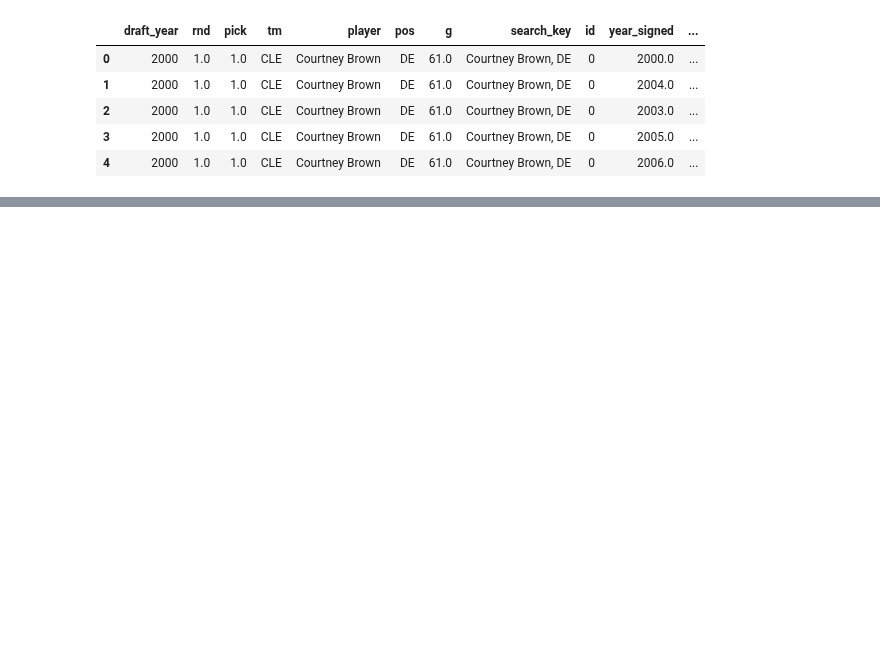
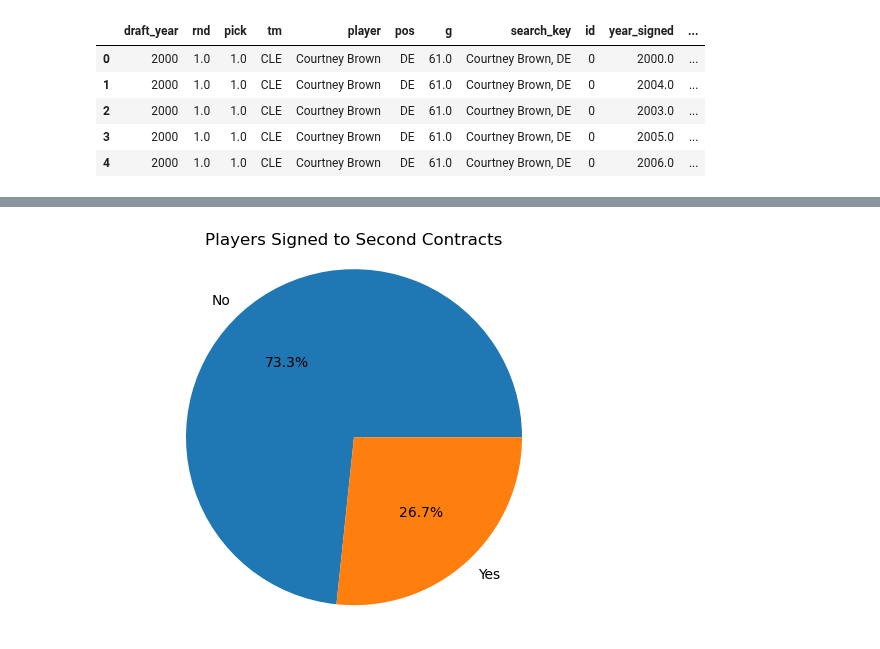
Before and after one commit to maslla100/NFL-Draft-Trends-, a Jupyter notebook: NFL_project.ipynb, the cells around one changed output, grey strips where cells are left out. Drawn from its saved outputs; the diff is of its cells as text; code cells hidden in the pictures; blank space fills up the shorter version.

```diff
--- a/NFL_project.ipynb
+++ b/NFL_project.ipynb
@@ -67,0 +248,16 @@ players_stats.head()
+# %%
+# Calculate percentages
+contract_percentages = contract_counts / contract_counts.sum() * 100
+
+# Create the pie chart
+plt.pie(contract_percentages, labels=['No', 'Yes'], autopct='%1.1f%%')
+plt.title('Players Signed to Second Contracts')
+plt.axis('equal')
+
+# save figure to output_data
+plt.savefig("output_data/Fig2.png")
+
+#show plot
+plt.show()
+# %% [output]
+[figure, added]
```
Also changed, not shown: parts of 32 cells of this notebook.
